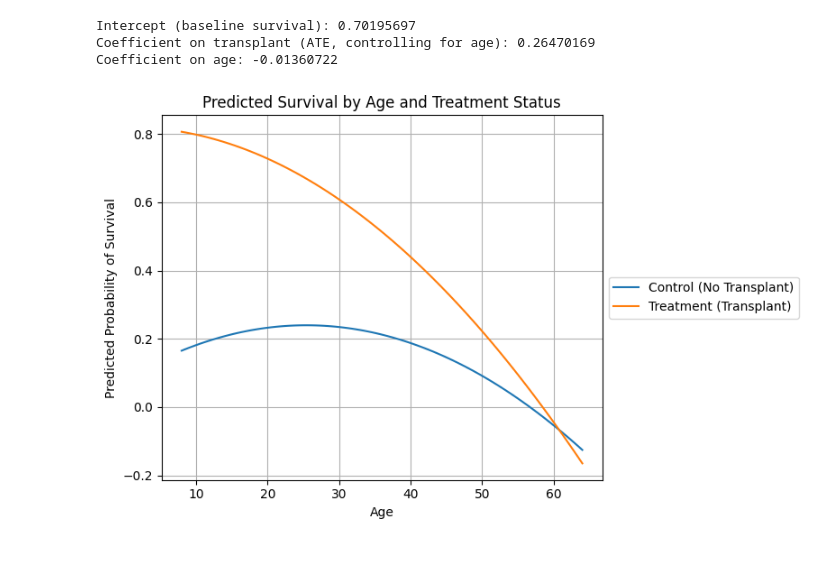
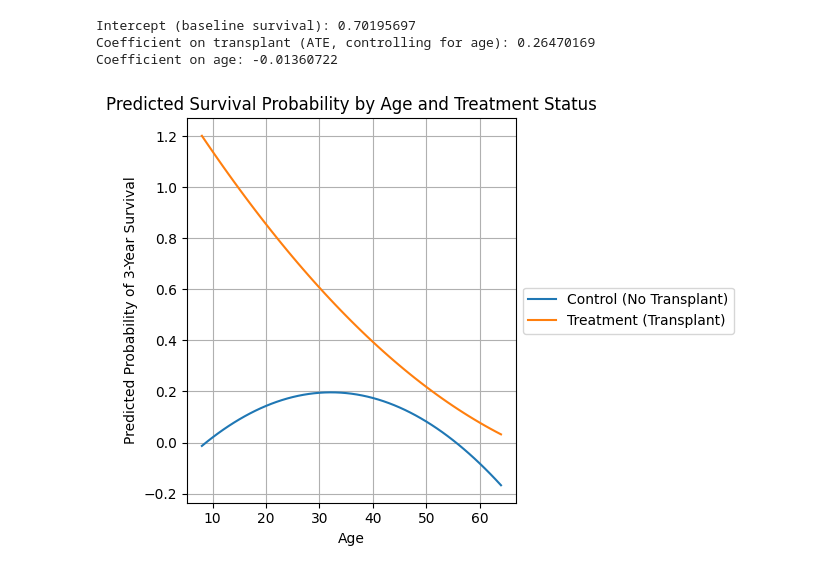
Before and after one commit to bburt26/linear_models_assignment, a Jupyter notebook: assignment.ipynb, the cells around one changed output. Saved outputs shown, nothing was run; the diff lists cells and outputs as text; code cells hidden in the pictures.

```diff
--- a/assignment.ipynb
+++ b/assignment.ipynb
@@ -127,47 +127,49 @@ Coefficient on age: -0.01360722
 # %%
 #3.4
 
-heart['transplant_binary'] = (heart['transplant'] == 'treatment').astype(int)
+# Create binary variable for treatment (1 = transplant, 0 = control)
+heart['treatment'] = (heart['transplant'] == 'treatment').astype(int)
 
-# Add non-linear and interaction terms
+# 2. Create features
 heart['age_squared'] = heart['age'] ** 2
-heart['interaction'] = heart['transplant_binary'] * heart['age']
+heart['age_treatment'] = heart['age'] * heart['treatment']
+heart['age_squared_treatment'] = heart['age_squared'] * heart['treatment']
 
-# Define features and target
-X = heart[['transplant_binary', 'age', 'age_squared', 'interaction']]
-y = heart['y']
+features = ['age', 'age_squared', 'treatment', 'age_treatment', 'age_squared_treatment']
+X = heart[features]
+y = heart['y']  # survival indicator (1 = survived, 0 = died)
 
-# Train-test split
-X_train, X_test, y_train, y_test = train_test_split(X, y, test_size=0.2, random_state=42)
+# 3. Train-test split
+X_train, X_test, y_train, y_test = train_test_split(X, y, test_size=0.3, random_state=42)
 
-# Fit linear regression model
+# 4. Fit the model
 model = LinearRegression()
 model.fit(X_train, y_train)
 
-# Predict over range of ages for transplant and control
-ages = np.linspace(heart['age'].min(), heart['age'].max(), 100)
+# 5. Predict survival probability by age
+ages = np.arange(int(heart['age'].min()), int(heart['age'].max()) + 1)
+for treatment_status in [0, 1]:
+    age_squared = ages ** 2
+    age_treatment = ages * treatment_status
+    age_squared_treatment = age_squared * treatment_status
+    X_pred = pd.DataFrame({
+        'age': ages,
+        'age_squared': age_squared,
+        'treatment': treatment_status,
+        'age_treatment': age_treatment,
+        'age_squared_treatment': age_squared_treatment
+    })
+    survival_pred = model.predict(X_pred)
+    label = 'Treatment (Transplant)' if treatment_status == 1 else 'Control (No Transplant)'
+    plt.plot(ages, survival_pred, label=label)
 
-def make_design_matrix(transplant_value):
-    age_sq = ages ** 2
-    interaction = transplant_value * ages
-    return np.column_stack((np.full_like(ages, transplant_value), ages, age_sq, interaction))
-
-X_pred_treat = make_design_matrix(1)
-X_pred_control = make_design_matrix(0)
-
-y_pred_treat = model.predict(X_pred_treat)
-y_pred_control = model.predict(X_pred_control)
-
-# Plot predictions
-plt.figure(figsize=(8, 5))
-plt.plot(ages, y_pred_control, label='Control (No Transplant)')
-plt.plot(ages, y_pred_treat, label='Treatment (Transplant)')
+# 6. Plot
 plt.xlabel('Age')
-plt.ylabel('Predicted Probability of Survival')
-plt.title('Predicted Survival by Age and Treatment Status')
+plt.ylabel('Predicted Probability of 3-Year Survival')
+plt.title('Predicted Survival Probability by Age and Treatment Status')
 plt.legend(loc='center left', bbox_to_anchor=(1, 0.5))
 plt.grid(True)
 plt.tight_layout()
 plt.show()
 # %% [output]
-[figure, old version]
+[figure, new version]
```
